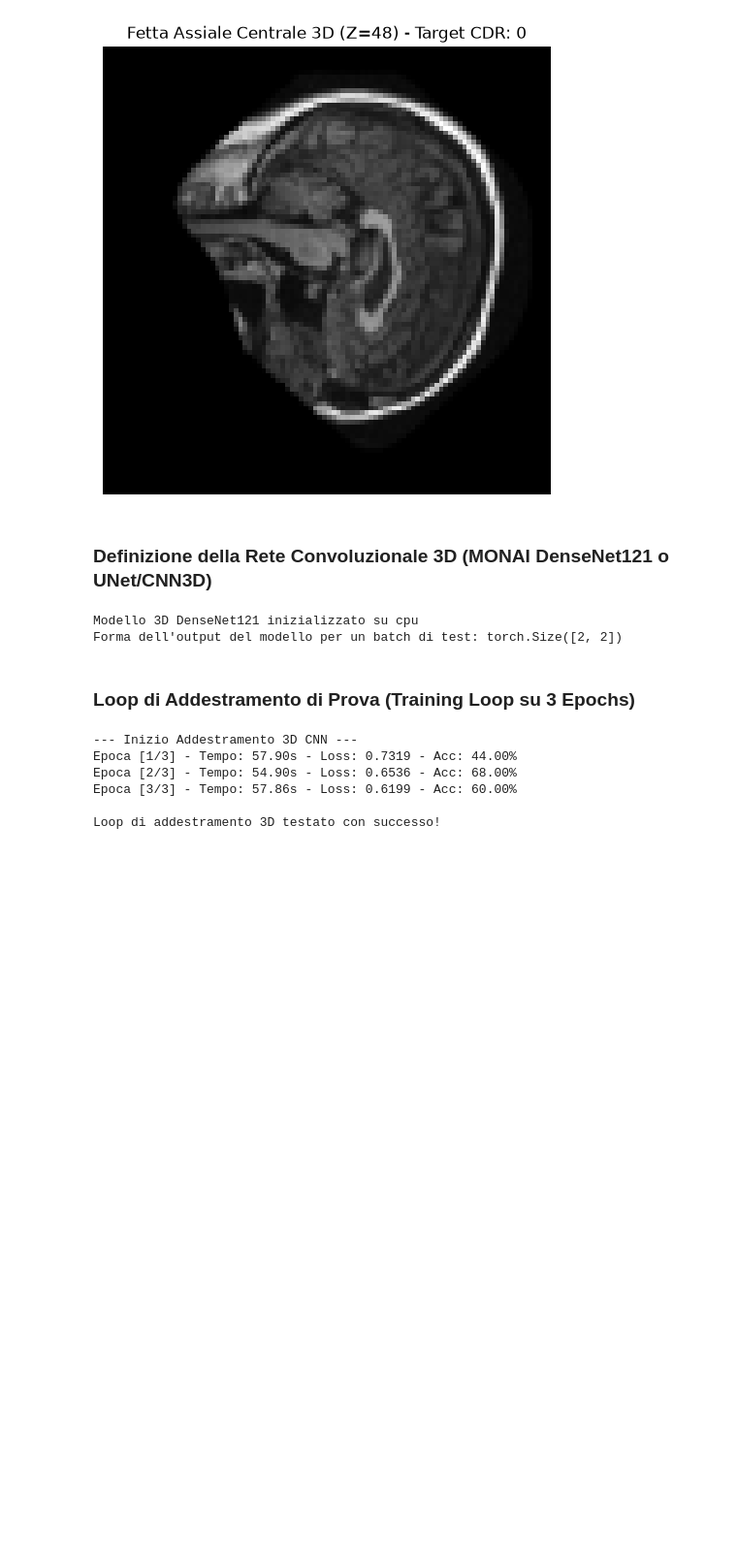
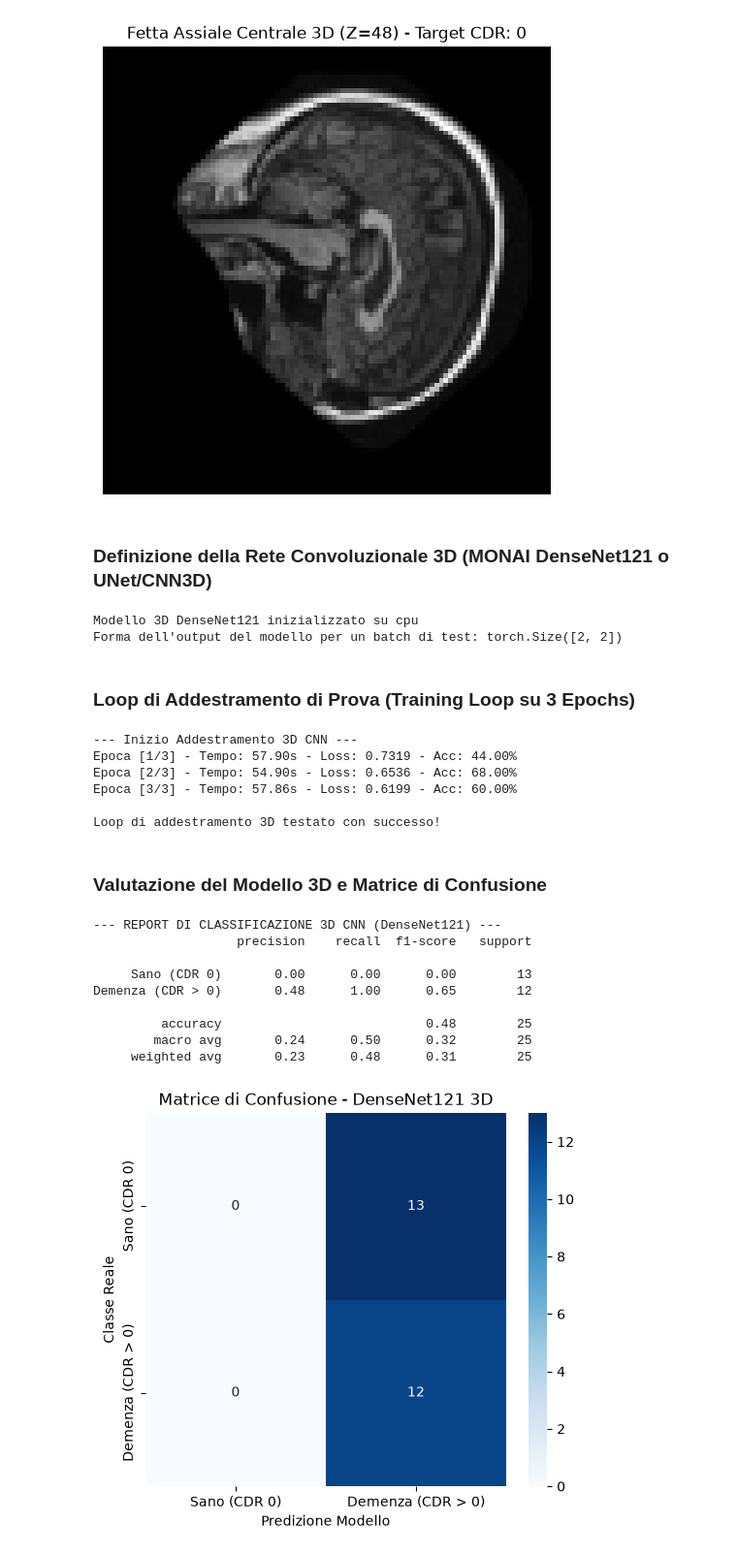
Before and after one commit to filippofurla03/neuroimaging-oasis-pipeline, a Jupyter notebook: notebooks/04_deep_learning_monai_3d.ipynb, the cells around one changed output. Shown at 97% size. Cells and saved outputs as stored; diff of their text form; code cells hidden in the pictures; blank space fills up the shorter version.

```diff
--- a/notebooks/04_deep_learning_monai_3d.ipynb
+++ b/notebooks/04_deep_learning_monai_3d.ipynb
@@ -197,3 +197,51 @@ Epoca [2/3] - Tempo: 54.90s - Loss: 0.6536 - Acc: 68.00%
 Epoca [3/3] - Tempo: 57.86s - Loss: 0.6199 - Acc: 60.00%
 
 Loop di addestramento 3D testato con successo!
+# %% [markdown]
+### Valutazione del Modello 3D e Matrice di Confusione
+# %%
+from sklearn.metrics import classification_report, confusion_matrix
+import seaborn as sns
+import numpy as np
+
+# 1. Valutazione in modalità inference
+model.eval()
+all_preds = []
+all_labels = []
+
+with torch.no_grad():
+    for batch_data in train_loader:
+        inputs = batch_data["image"].to(device)
+        labels = batch_data["label"].to(device)
+
+        outputs = model(inputs)
+        _, preds = torch.max(outputs, 1)
+
+        all_preds.extend(preds.cpu().numpy())
+        all_labels.extend(labels.cpu().numpy())
+
+# 2. Report di classificazione
+print("--- REPORT DI CLASSIFICAZIONE 3D CNN (DenseNet121) ---")
+print(classification_report(all_labels, all_preds, target_names=["Sano (CDR 0)", "Demenza (CDR > 0)"]))
+
+# 3. Matrice di Confusione
+cm = confusion_matrix(all_labels, all_preds)
+plt.figure(figsize=(6, 5))
+sns.heatmap(cm, annot=True, fmt='d', cmap='Blues',
+            xticklabels=["Sano (CDR 0)", "Demenza (CDR > 0)"],
+            yticklabels=["Sano (CDR 0)", "Demenza (CDR > 0)"])
+plt.title('Matrice di Confusione - DenseNet121 3D')
+plt.xlabel('Predizione Modello')
+plt.ylabel('Classe Reale')
+plt.show()
+# %% [output]
+--- REPORT DI CLASSIFICAZIONE 3D CNN (DenseNet121) ---
+                   precision    recall  f1-score   support
+
+     Sano (CDR 0)       0.00      0.00      0.00        13
+Demenza (CDR > 0)       0.48      1.00      0.65        12
+
+         accuracy                           0.48        25
+        macro avg       0.24      0.50      0.32        25
+     weighted avg       0.23      0.48      0.31        25
+[figure, added]
```
